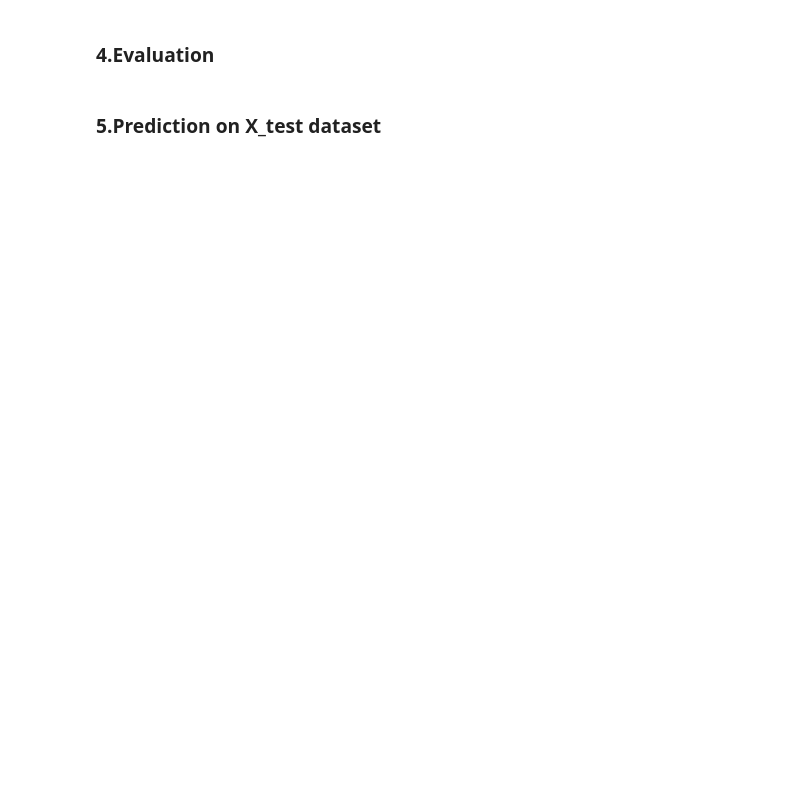
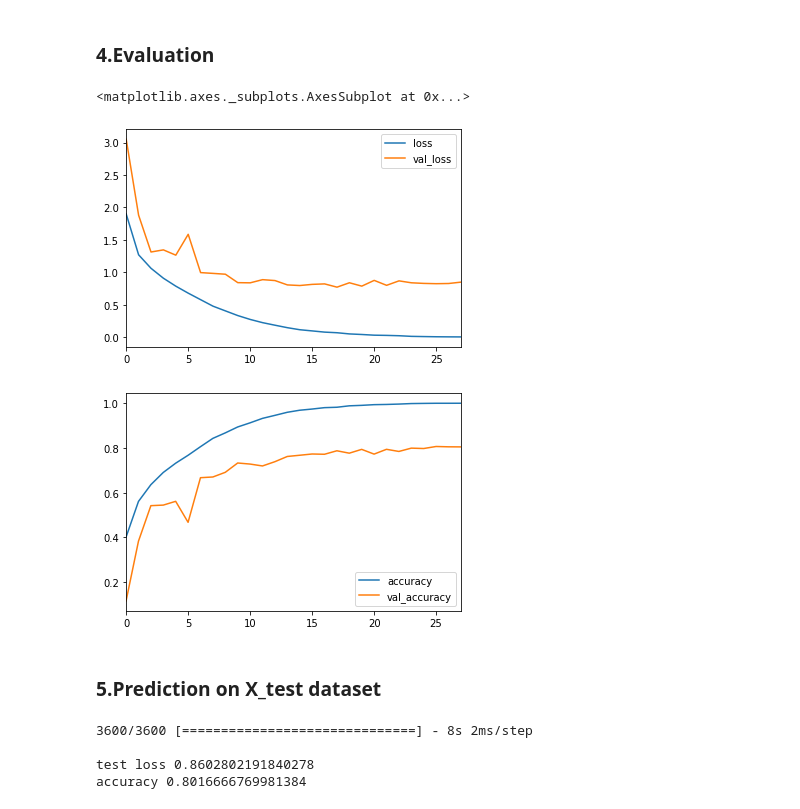
Before and after one commit to celinezhang2019/DS_DRAFT, a Jupyter notebook: alexnet_basic.ipynb, the cells around one changed output. Drawn from its saved outputs; the diff is of its cells as text; code cells hidden in the pictures; blank space fills up the shorter version.

```diff
--- a/alexnet_basic.ipynb
+++ b/alexnet_basic.ipynb
@@ -211,3 +217,9 @@ num_train_samples = len(Y_train)
 num_val_samples = len(Y_validate)
 batch_size = 128
 epochs = 30
+n_classes = 20
+input_shape = 224,224,3
+# %%
+K.clear_session()
+model = alexnet(input_shape, n_classes)
+model.summary()
@@ -214,3 +244,2 @@ epochs = 30
 # %%
-AlexNet_model = alexnet
-AlexNet_model.compile(loss='categorical_crossentropy',optimizer='sgd',metrics=['accuracy'])
+model.compile(loss='categorical_crossentropy',optimizer='sgd',metrics=['accuracy'])
@@ -222,7 +251,7 @@ hist = model.fit(
     Y_train,
     batch_size=batch_size,
     epochs=epochs,
-    callbacks=early_stopping,
-    steps_per_epoch=math.ceil(num_train_samples / batch_size),
-    validation_steps=math.ceil(num_val_samples / batch_size),
+    callbacks=[early_stopping],
+#     steps_per_epoch=math.ceil(num_train_samples / batch_size),
+#     validation_steps=math.ceil(num_val_samples / batch_size),
     validation_data = (X_validate,Y_validate))
@@ -233,10 +280,19 @@ model.save('/home/zxt/data/model/alex_basic_2k_224.h5')
 # %%
 history_df = pd.DataFrame(hist.history)
 history_df[['loss', 'val_loss']].plot()
-history_df[['acc', 'val_acc']].plot()
+history_df[['accuracy', 'val_accuracy']].plot()
+# %% [output]
+<matplotlib.axes._subplots.AxesSubplot at 0x...>
+[figure, added]
+[figure, added]
 # %% [markdown]
 ### 5.Prediction on X_test dataset
 # %%
-loss,accuracy = model.evaluate(X_test,y_test)
+loss,accuracy = model.evaluate(X_test,Y_test)
 print('\ntest loss',loss)
 print('accuracy',accuracy)
+# %% [output]
+3600/3600 [==============================] - 8s 2ms/step
+
+test loss 0.8602802191840278
+accuracy 0.8016666769981384
```
Also changed, not shown: parts of 8 cells of this notebook.
